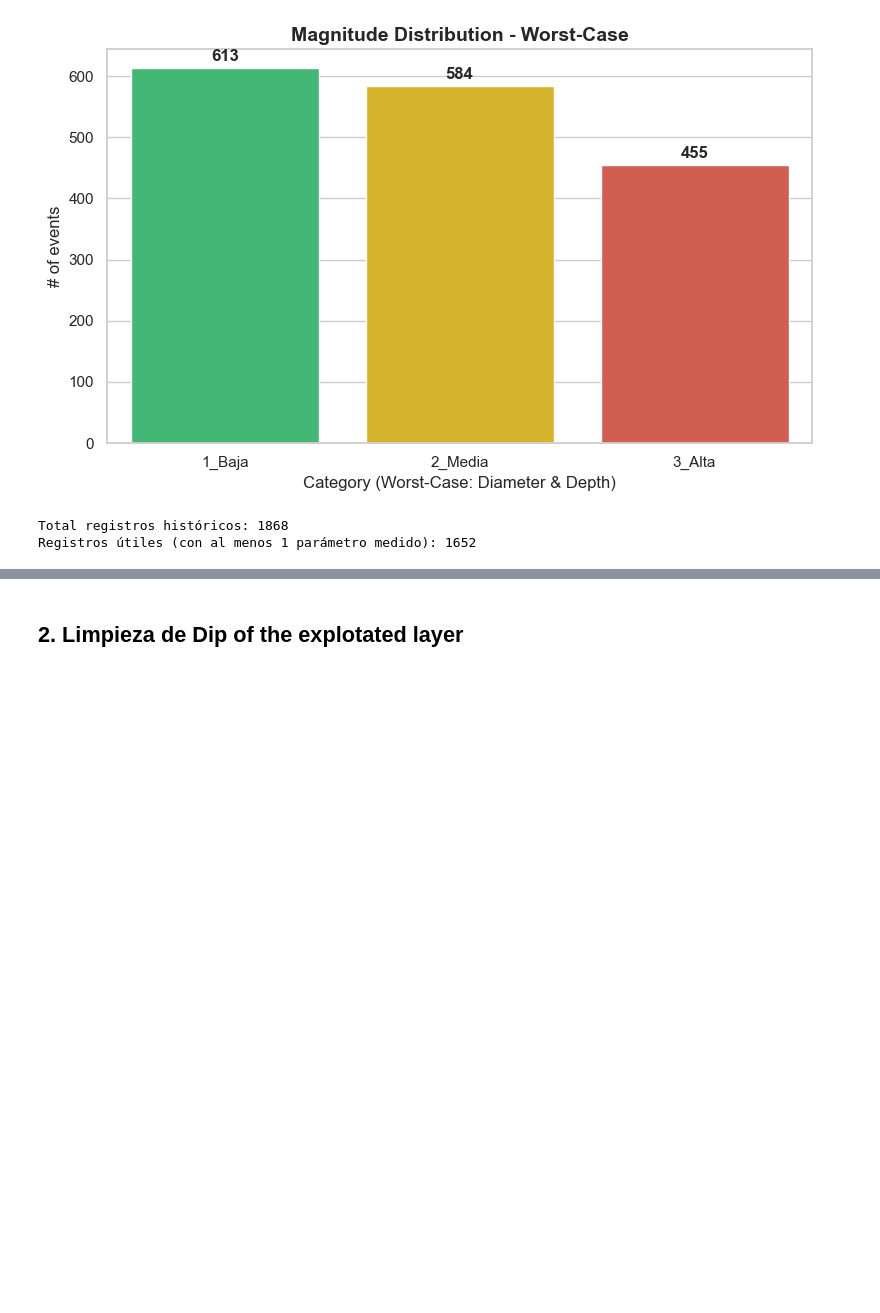
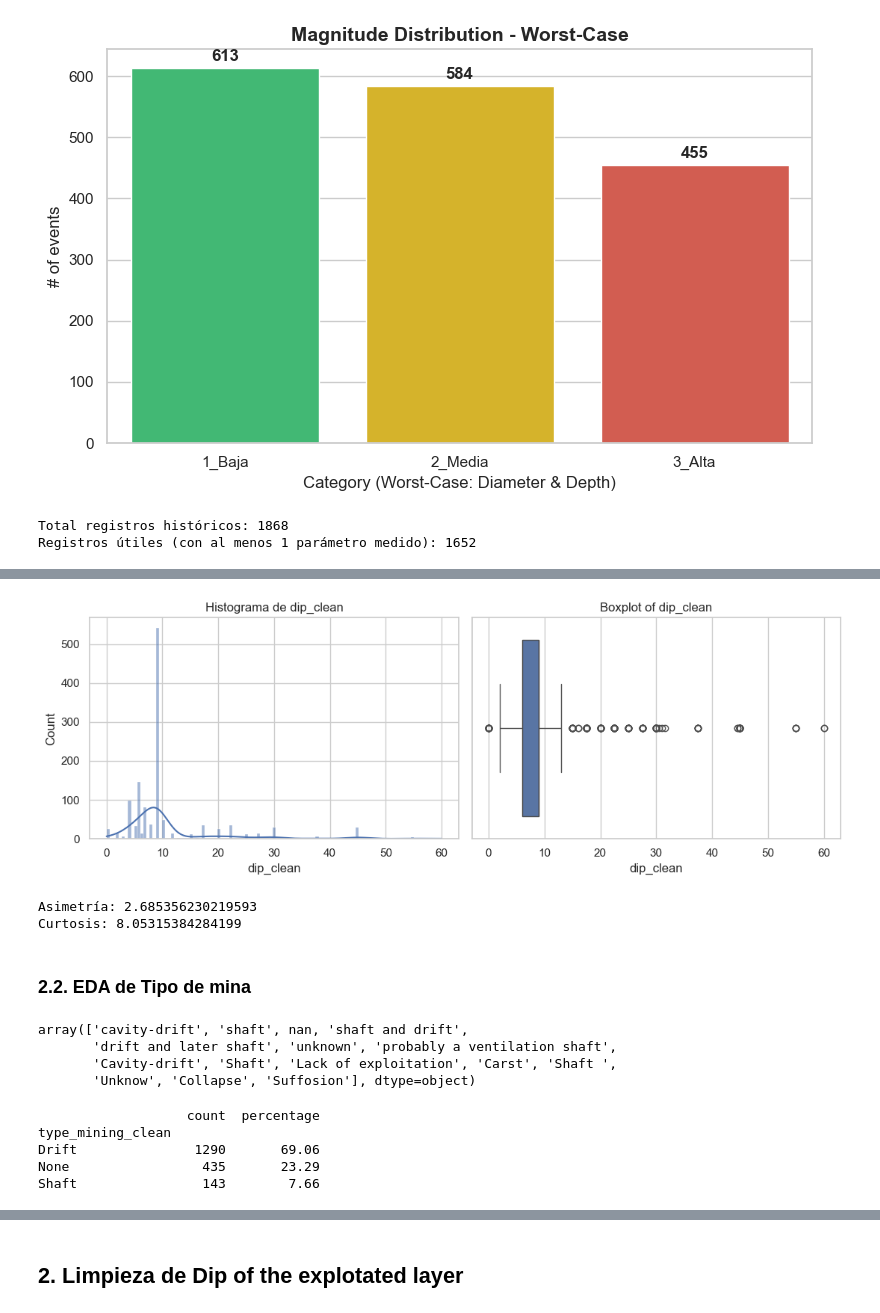
Before and after one commit to gerobena/sinkholes-prediction-model, a Jupyter notebook: scripts/sinkholes_prediction.ipynb, the cells around one changed output, grey strips where cells are left out. Saved outputs shown, nothing was run; the diff lists cells and outputs as text; code cells hidden in the pictures; blank space fills up the shorter version.

```diff
--- a/scripts/sinkholes_prediction.ipynb
+++ b/scripts/sinkholes_prediction.ipynb
@@ -3971,0 +4021,6 @@ memory usage: 135.5+ KB
+# %%
+# Añadir Variable Objetivo
+df_mag_predictoras = df_risk_completo.merge(
+    df_mag[['id_bd_sinkhole', 'Magnitud_Real']],
+    on='id_bd_sinkhole',
+    how='left')
@@ -3971,0 +4117,32 @@ memory usage: 135.5+ KB
+# %%
+#3. Estadistica descriptiva
+import matplotlib.pyplot as plt
+import seaborn as sns
+
+col = "dip_clean"
+
+fig, axes = plt.subplots(1, 2, figsize=(11, 4))
+
+sns.histplot(df_mag_predictoras[col].dropna(), kde=True, ax=axes[0])
+axes[0].set_title(f"Histograma de {col}")
+
+sns.boxplot(x=df_mag_predictoras[col], ax=axes[1])
+axes[1].set_title(f"Boxplot of {col}")
+
+plt.tight_layout()
+plt.show()
+print("Asimetría:", df_mag_predictoras[col].skew())
+print("Curtosis:", df_mag_predictoras[col].kurt())
+# %% [output]
+[figure, added]
+Asimetría: 2.685356230219593
+Curtosis: 8.05315384284199
+# %% [markdown]
+### 2.2. EDA de Tipo de mina
+# %%
+df_mag_predictoras['type_of_mining_work_shaft_cavity-drift'].unique()
+# %% [output]
+array(['cavity-drift', 'shaft', nan, 'shaft and drift',
+       'drift and later shaft', 'unknown', 'probably a ventilation shaft',
+       'Cavity-drift', 'Shaft', 'Lack of exploitation', 'Carst', 'Shaft ',
+       'Unknow', 'Collapse', 'Suffosion'], dtype=object)
@@ -3971,0 +4158,16 @@ memory usage: 135.5+ KB
+# %%
+freq_abs = df_mag_predictoras["type_mining_clean"].value_counts(dropna=False)
+freq_rel = df_mag_predictoras["type_mining_clean"].value_counts(dropna=False, normalize=True) * 100
+
+freq_table = pd.DataFrame({
+    "count": freq_abs,
+    "percentage": freq_rel.round(2)
+})
+
+print(freq_table)
+# %% [output]
+                   count  percentage
+type_mining_clean
+Drift               1290       69.06
+None                 435       23.29
+Shaft                143        7.66
```
Also changed, not shown: parts of 48 cells of this notebook, 1 other file.
